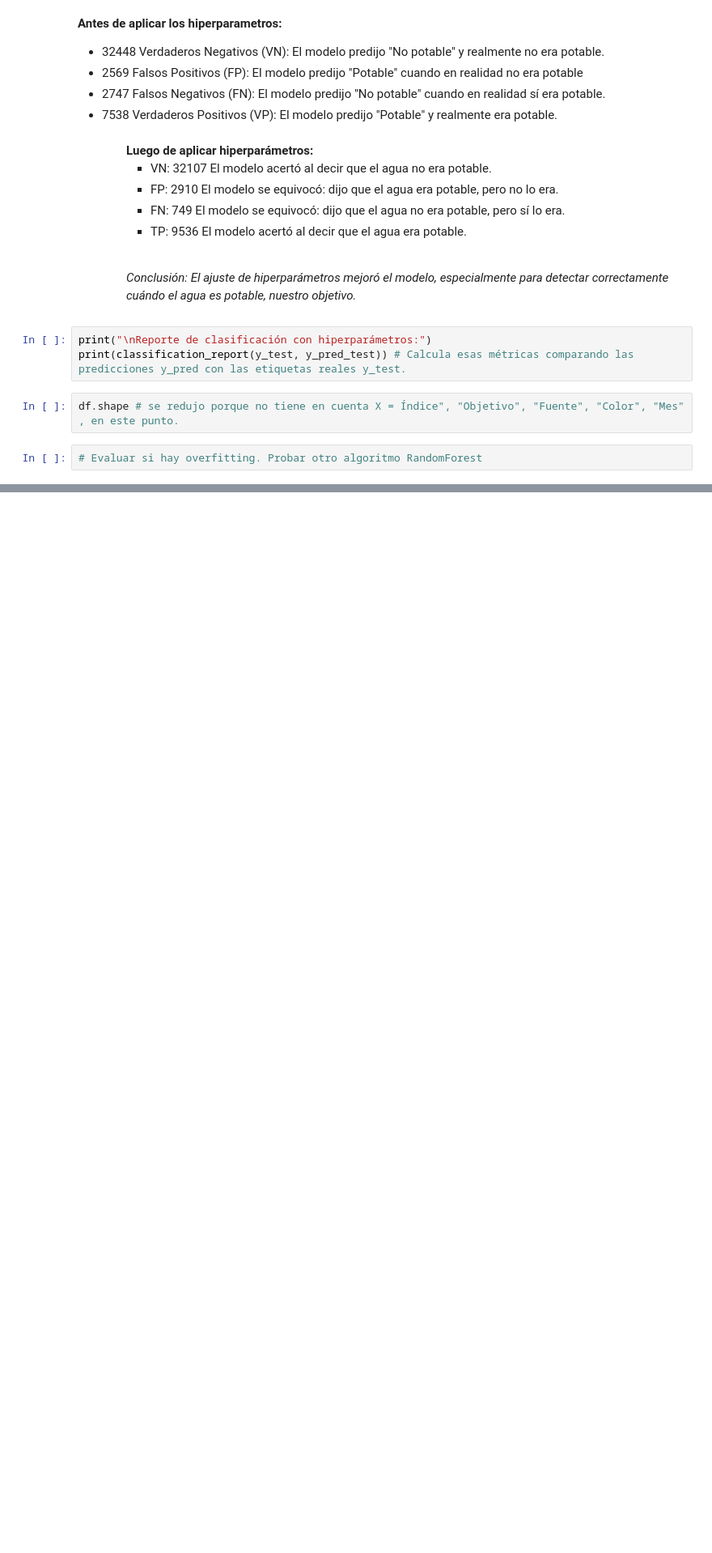
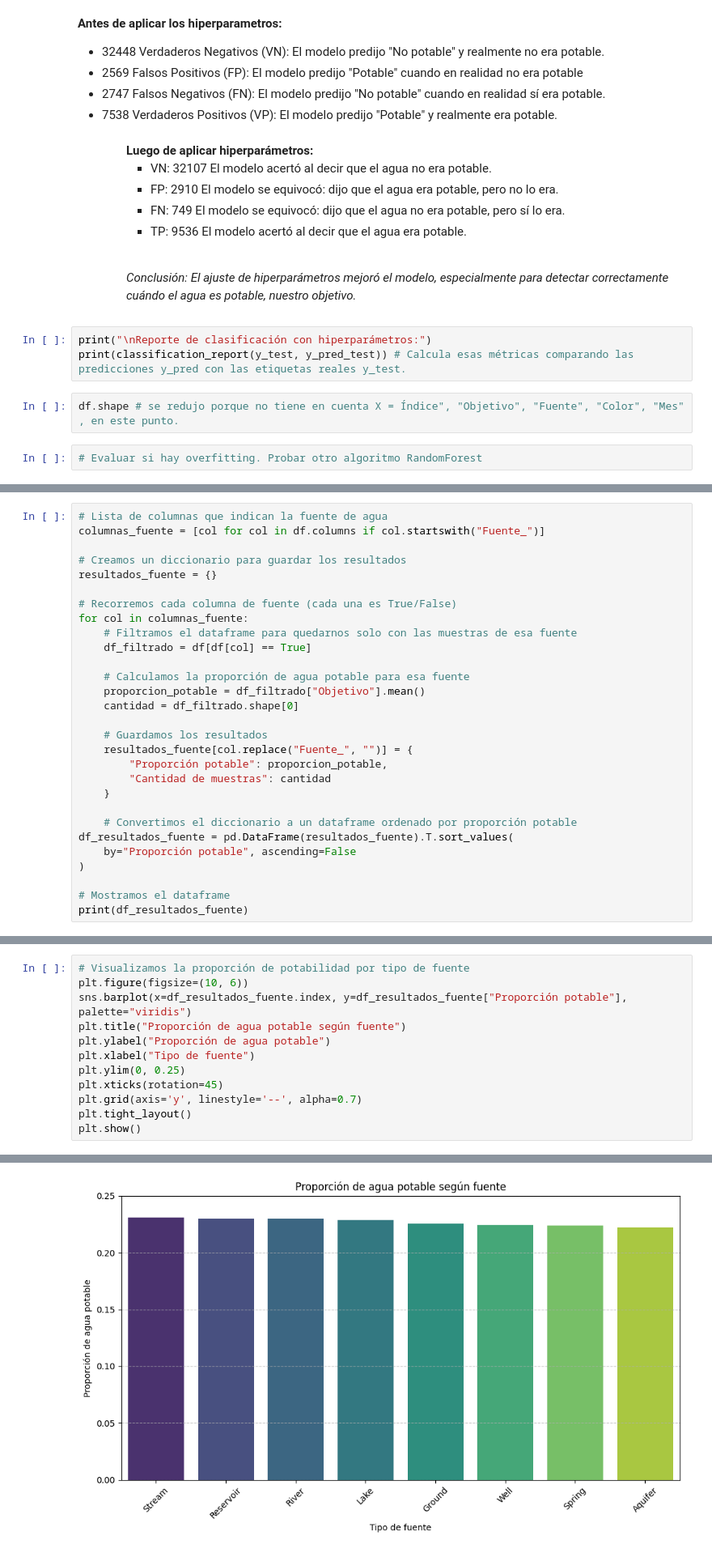
Before and after one commit to micaelakorol21/water_quality, a Jupyter notebook: water_quality.ipynb, the cells around one changed output, grey strips where cells are left out. Shown at 81% size. Saved outputs shown, nothing was run; the diff lists cells and outputs as text; blank space fills up the shorter version.

Commit message:
Se agrego randomforest y evaluo si la variable Fuente impacta

```diff
--- a/water_quality.ipynb
+++ b/water_quality.ipynb
@@ -1299,0 +1342,29 @@ df.shape # se redujo porque no tiene en cuenta X = Índice", "Objetivo", "Fuente
+# %%
+# Lista de columnas que indican la fuente de agua
+columnas_fuente = [col for col in df.columns if col.startswith("Fuente_")]
+
+# Creamos un diccionario para guardar los resultados
+resultados_fuente = {}
+
+# Recorremos cada columna de fuente (cada una es True/False)
+for col in columnas_fuente:
+    # Filtramos el dataframe para quedarnos solo con las muestras de esa fuente
+    df_filtrado = df[df[col] == True]
+
+    # Calculamos la proporción de agua potable para esa fuente
+    proporcion_potable = df_filtrado["Objetivo"].mean()
+    cantidad = df_filtrado.shape[0]
+
+    # Guardamos los resultados
+    resultados_fuente[col.replace("Fuente_", "")] = {
+        "Proporción potable": proporcion_potable,
+        "Cantidad de muestras": cantidad
+    }
+
+    # Convertimos el diccionario a un dataframe ordenado por proporción potable
+df_resultados_fuente = pd.DataFrame(resultados_fuente).T.sort_values(
+    by="Proporción potable", ascending=False
+)
+
+# Mostramos el dataframe
+print(df_resultados_fuente)
@@ -1299,0 +1384,13 @@ df.shape # se redujo porque no tiene en cuenta X = Índice", "Objetivo", "Fuente
+# %%
+# Visualizamos la proporción de potabilidad por tipo de fuente
+plt.figure(figsize=(10, 6))
+sns.barplot(x=df_resultados_fuente.index, y=df_resultados_fuente["Proporción potable"], palette="viridis")
+plt.title("Proporción de agua potable según fuente")
+plt.ylabel("Proporción de agua potable")
+plt.xlabel("Tipo de fuente")
+plt.ylim(0, 0.25)
+plt.xticks(rotation=45)
+plt.grid(axis='y', linestyle='--', alpha=0.7)
+plt.tight_layout()
+plt.show()
+# %% [output]
@@ -1299,0 +1400 @@ df.shape # se redujo porque no tiene en cuenta X = Índice", "Objetivo", "Fuente
+[figure, added]
```
Also changed, not shown: parts of 47 cells of this notebook.
